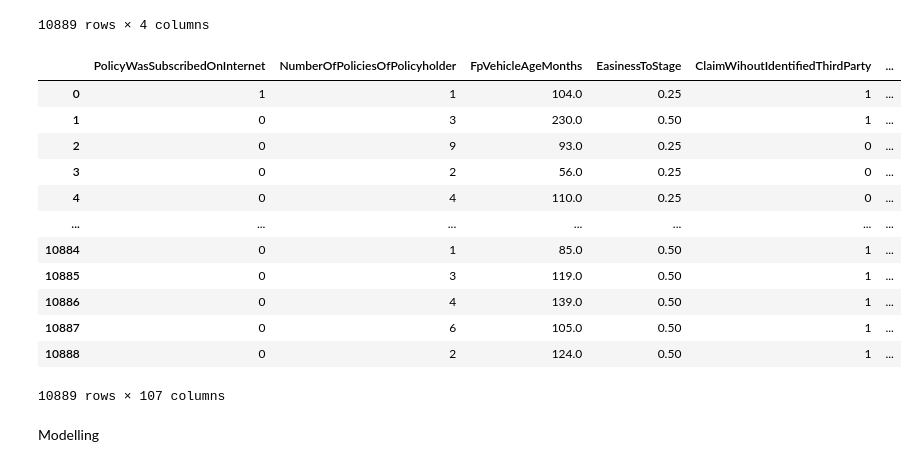
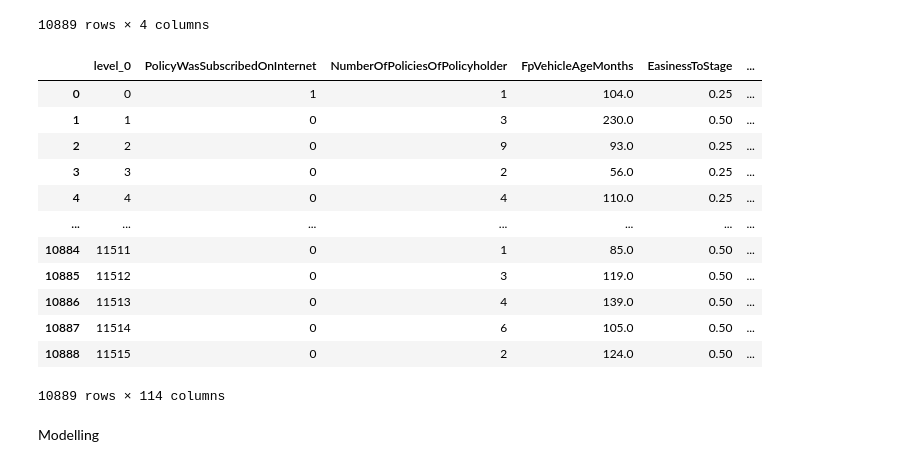
Before and after one commit to jill-data/DL-Insurance-Fraud-Detection, a Jupyter notebook: DT RF models.ipynb, the cells around one changed output. Saved outputs shown, nothing was run; the diff lists cells and outputs as text; code cells hidden in the pictures.

```diff
--- a/DT RF models.ipynb
+++ b/DT RF models.ipynb
@@ -174,3 +174,4 @@ Name: ConnectionBetweenParties, dtype: int64
 # We are not sure if the missing data in the column 'ConnectionBetweenParties'
 # are really missing or because they do not have any connections
 # We decided to add the value 'NoConnection' to the missing values
+df_insurance_claims['ConnectionBetweenParties'] = df_insurance_claims['ConnectionBetweenParties'].replace(np.nan, 'noconnection')
@@ -277,0 +275,13 @@ memory usage: 2.4+ MB
+# %%
+# Are the policy numbers unique, or are there any people who filed claims multiple times
+def get_uniqueness(df, column_names):
+    for column_name in column_names:
+        print("{}: Column length: {}, unique values: {}".format(column_name, len(df[column_name]), df[column_name].nunique()))
+
+get_uniqueness(df_insurance_claims, ["PolicyholderNumber"])
+
+# Create a new column with count of claims made by the same policy holder.
+# Multiple claims by the same policy holder may likely indicate a fraud.
+counts_policy_holder = df_insurance_claims['PolicyholderNumber'].value_counts()
+df_insurance_claims["PolicyHolderCount"] = df_insurance_claims["PolicyholderNumber"].map(counts_policy_holder)
+df_insurance_claims[["PolicyholderNumber", "PolicyHolderCount"]]
@@ -283,18 +313,18 @@ We decided to drop these columns based on the below main reasons:
 - Dates (LossDate, FirstPolicySubscriptionDate)
 # %%
 # Remove the columns that have too many missing values and unnecessary comlumns such as Reference ID, PolicyHolderPostcode
-df_insurance_claims = df_insurance_claims.drop(columns = ["ReferenceId",
-                                             "PolicyholderNumber",
-                                             "FirstPartyVehicleNumber",
-                                             "ThirdPartyVehicleNumber",
-                                             "InsurerNotes",
-                                             "DamageImportance",
-                                             "ConnectionBetweenParties",
-                                             "LossPostCode",
-                                             "PolicyHolderPostCode",
-                                             "LossDate",
-                                             "FirstPolicySubscriptionDate"
-                                             ])
+df_insurance_claims.drop(columns = ["ReferenceId",                     # unique
+                                    "PolicyholderNumber",              # unique
+                                    "FirstPartyVehicleNumber",         # unique
+                                    "ThirdPartyVehicleNumber",         # unique
+                                    "InsurerNotes",                    # dropping for now
+                                    "DamageImportance",                # too many nans
+                                    #"ConnectionBetweenParties",        # we can fill
+                                    "LossPostCode",                    # not necessary
+                                    "PolicyHolderPostCode",            # not necessary
+                                    "LossDate",
+                                    "FirstPolicySubscriptionDate"
+                                    ], inplace=True)
 # %%
 # Drop the duplicate rows
 df_insurance_claims.drop_duplicates(inplace=True)
@@ -318,4 +348,7 @@ df_insurance_claims
 #sns.pairplot(df_new, hue='Fraud')
 
 #We can see from the plot that the dataset is unbalanced.
+# %%
+# reset the indices in the data
+df_insurance_claims.reset_index(inplace=True)
 # %% [markdown]
@@ -463,22 +460,23 @@ df_insurance_claims_clean[["PolicyholderOccupation","ClaimCause","ClaimInvolvedC
 | 10888 | Employee | WindscreenDamage | Windscreen | Car |
 10889 rows × 4 columns
 # %%
-df_insurance_claims_clean = pd.get_dummies(df_insurance_claims_clean , drop_first=True, columns=["PolicyholderOccupation","ClaimCause","ClaimInvolvedCovers","FirstPartyVehicleType"])
+# Get dummy variables for categorical data
+df_insurance_claims_clean = pd.get_dummies(df_insurance_claims_clean , drop_first=True, columns=["PolicyholderOccupation","ClaimCause","ClaimInvolvedCovers","FirstPartyVehicleType", "ConnectionBetweenParties"])
 df_insurance_claims_clean
 # %% [output]
-|  | PolicyWasSubscribedOnInternet | NumberOfPoliciesOfPolicyholder | FpVehicleAgeMonths | EasinessToStage | ClaimWihoutIdentifiedThirdParty | ... |
-| 0 | 1 | 1 | 104.0 | 0.25 | 1 | ... |
-| 1 | 0 | 3 | 230.0 | 0.50 | 1 | ... |
-| 2 | 0 | 9 | 93.0 | 0.25 | 0 | ... |
-| 3 | 0 | 2 | 56.0 | 0.25 | 0 | ... |
-| 4 | 0 | 4 | 110.0 | 0.25 | 0 | ... |
+|  | level_0 | PolicyWasSubscribedOnInternet | NumberOfPoliciesOfPolicyholder | FpVehicleAgeMonths | EasinessToStage | ... |
+| 0 | 0 | 1 | 1 | 104.0 | 0.25 | ... |
+| 1 | 1 | 0 | 3 | 230.0 | 0.50 | ... |
+| 2 | 2 | 0 | 9 | 93.0 | 0.25 | ... |
+| 3 | 3 | 0 | 2 | 56.0 | 0.25 | ... |
+| 4 | 4 | 0 | 4 | 110.0 | 0.25 | ... |
 | ... | ... | ... | ... | ... | ... | ... |
-| 10884 | 0 | 1 | 85.0 | 0.50 | 1 | ... |
-| 10885 | 0 | 3 | 119.0 | 0.50 | 1 | ... |
-| 10886 | 0 | 4 | 139.0 | 0.50 | 1 | ... |
-| 10887 | 0 | 6 | 105.0 | 0.50 | 1 | ... |
-| 10888 | 0 | 2 | 124.0 | 0.50 | 1 | ... |
+| 10884 | 11511 | 0 | 1 | 85.0 | 0.50 | ... |
+| 10885 | 11512 | 0 | 3 | 119.0 | 0.50 | ... |
+| 10886 | 11513 | 0 | 4 | 139.0 | 0.50 | ... |
+| 10887 | 11514 | 0 | 6 | 105.0 | 0.50 | ... |
+| 10888 | 11515 | 0 | 2 | 124.0 | 0.50 | ... |
-10889 rows × 107 columns
+10889 rows × 114 columns
 # %% [markdown]
 Modelling
 # %%
```
Also changed, not shown: parts of 36 cells of this notebook, 3 other files.
